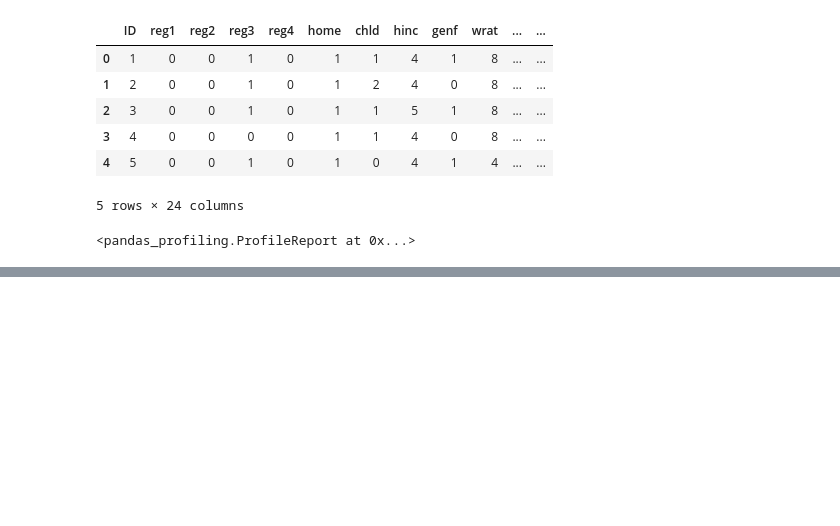
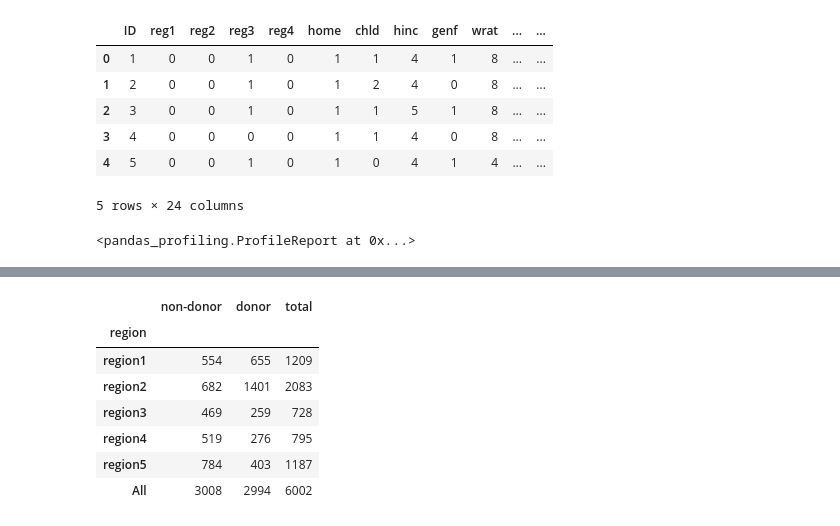
Before and after one commit to jfavole/genericanalysis, a Jupyter notebook: genericclassifiermethod.ipynb, the cells around one changed output, grey strips where cells are left out. Saved outputs shown, nothing was run; the diff lists cells and outputs as text; code cells hidden in the pictures; blank space fills up the shorter version.

```diff
--- a/genericclassifiermethod.ipynb
+++ b/genericclassifiermethod.ipynb
@@ -34,0 +79,14 @@ nopart.shape
+# %%
+byregcount = pd.crosstab(nopart.region, nopart.donr, margins=True)
+#byregcount = byregcount.drop(index='All', axis=0)
+byregcount.columns = ['non-donor', 'donor', 'total']
+byregcount
+# %% [output]
+|  | non-donor | donor | total |
+| region |  |  |  |
+| region1 | 554 | 655 | 1209 |
+| region2 | 682 | 1401 | 2083 |
+| region3 | 469 | 259 | 728 |
+| region4 | 519 | 276 | 795 |
+| region5 | 784 | 403 | 1187 |
+| All | 3008 | 2994 | 6002 |
```
Also changed, not shown: parts of 28 cells of this notebook, 3 other files.
